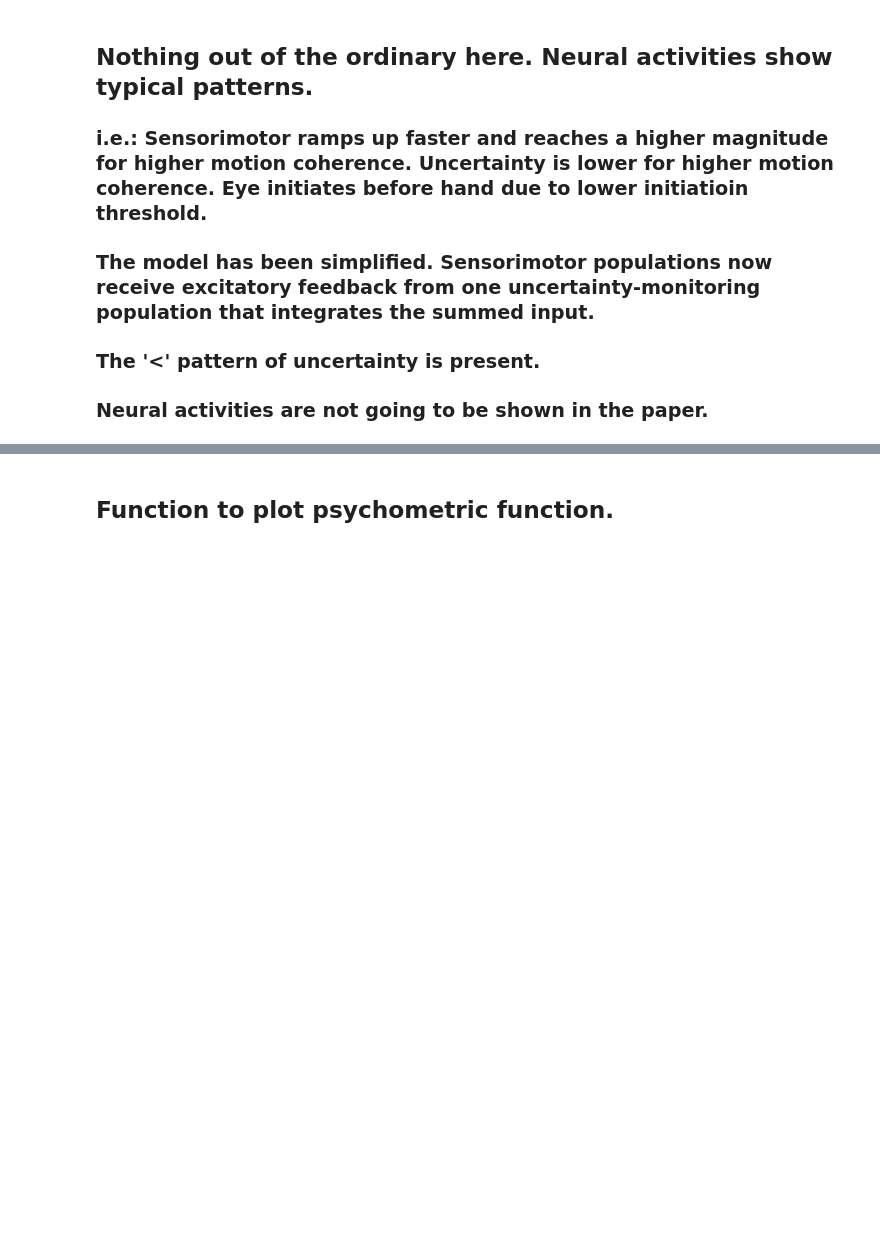
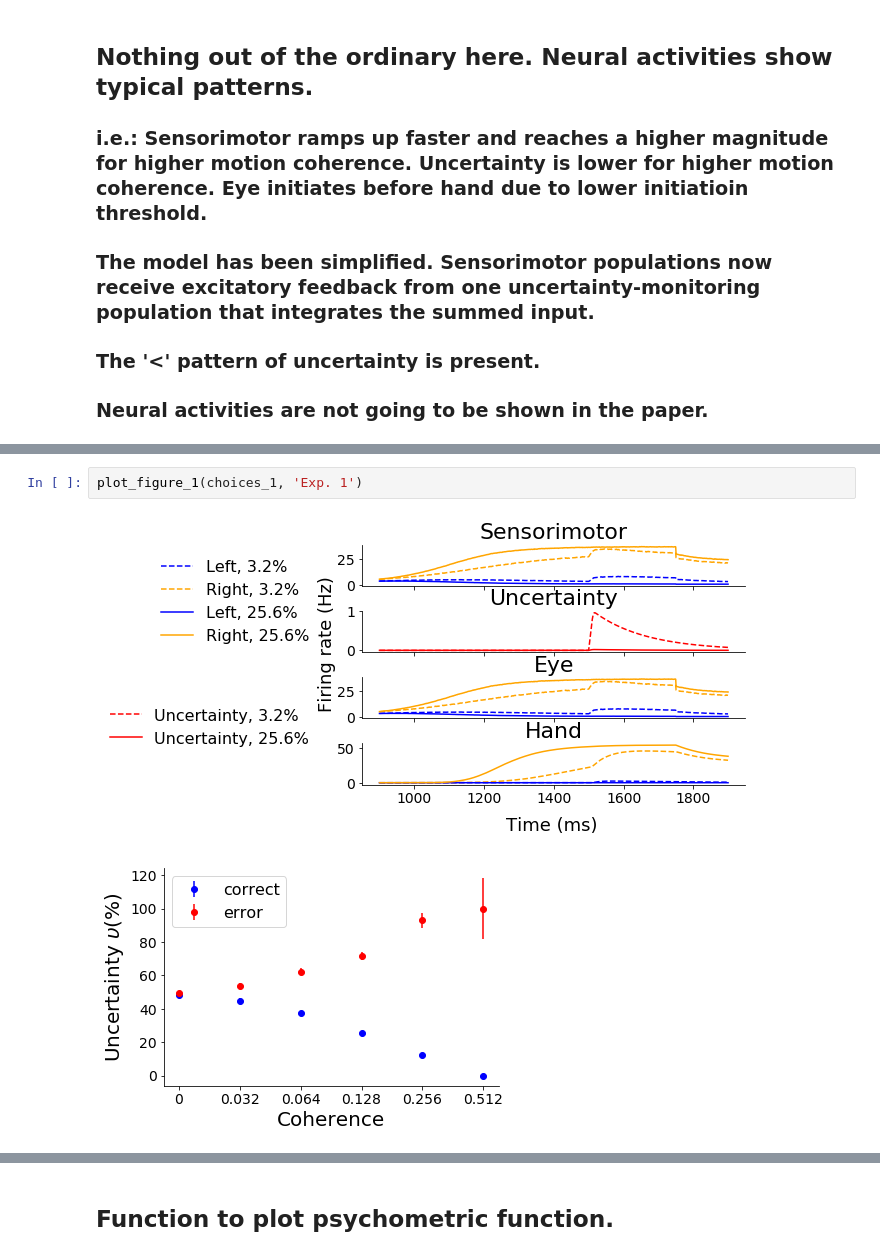
Before and after one commit to nidstigator/com_fixed_duration, a Jupyter notebook: plotting_code/python/results_notebook.ipynb, the cells around one changed output, grey strips where cells are left out. Drawn from its saved outputs; the diff is of its cells as text; blank space fills up the shorter version.

```diff
--- a/plotting_code/python/results_notebook.ipynb
+++ b/plotting_code/python/results_notebook.ipynb
@@ -171,0 +129,5 @@ Image(filename='../../figures_output/eye_hand_model.png')
+# %%
+plot_figure_1(choices_1, 'Exp. 1')
+# %% [output]
+[figure, added]
+[figure, added]
```
Also changed, not shown: parts of 27 cells of this notebook, 29 other files.
